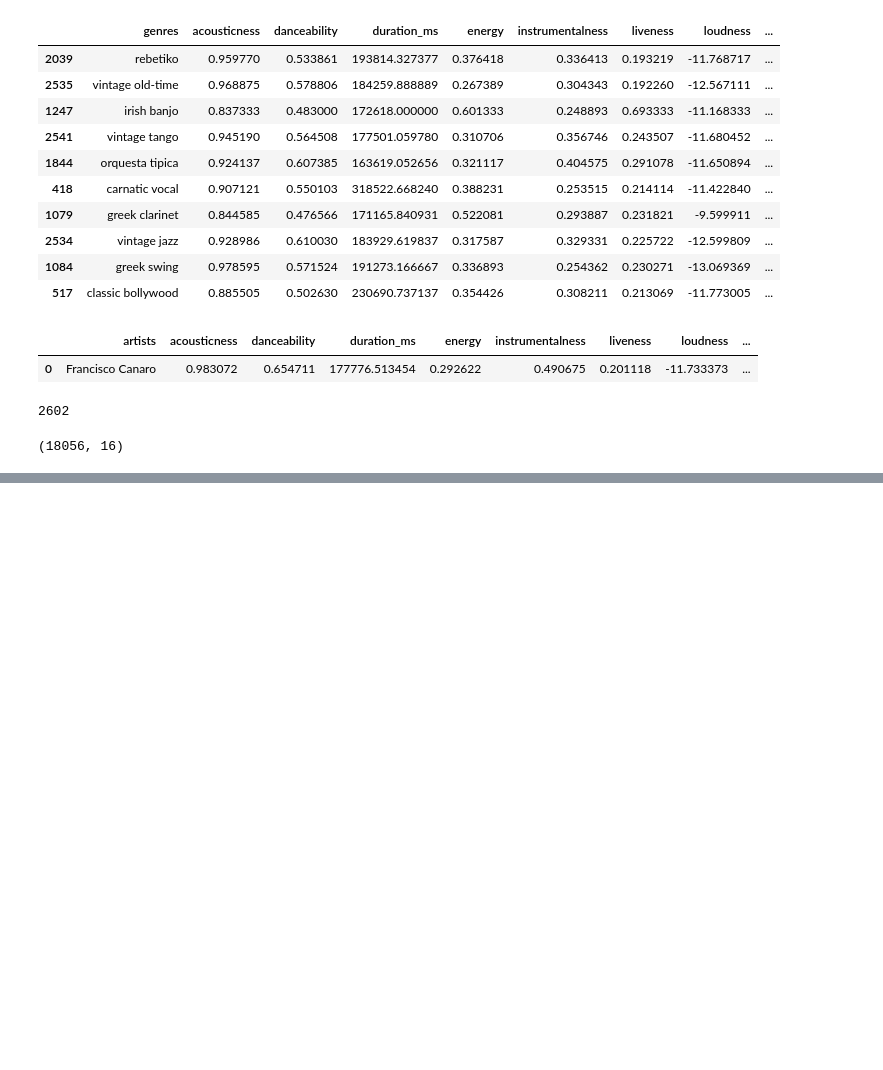
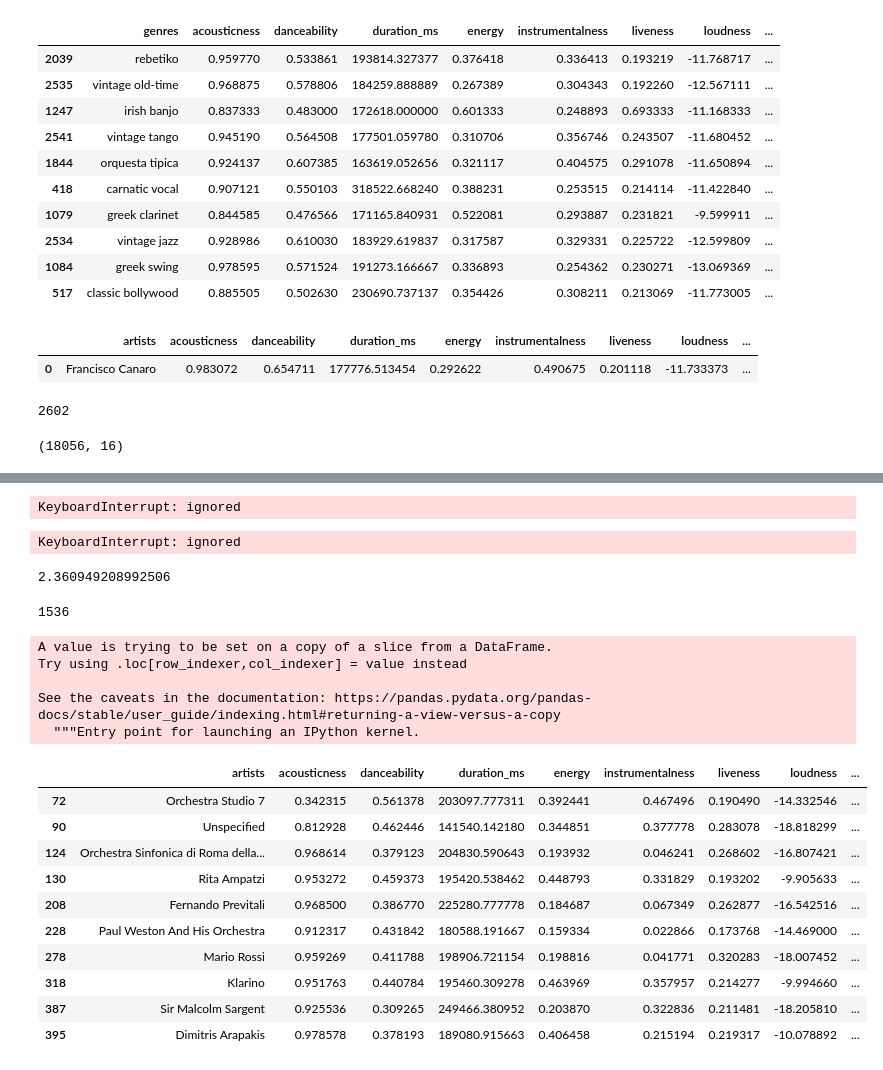
Before and after one commit to agastya1995/Spotify_Analysis, a Jupyter notebook: predicting_genres_Colab.ipynb, the cells around one changed output, grey strips where cells are left out. Cells and saved outputs as stored; diff of their text form; code cells hidden in the pictures; blank space fills up the shorter version.

```diff
--- a/predicting_genres_Colab.ipynb
+++ b/predicting_genres_Colab.ipynb
@@ -339,0 +232,49 @@ df_genres[df_genres['genres'].map(lambda x: 'mandopop' in x)]
+# %%
+adb = MultiOutputClassifier(KNeighborsClassifier(1, 'distance'), n_jobs=-1)
+adb.fit(vocal_training_df, vocal_genre_dummies)
+# %% [output]
+KeyboardInterrupt: ignored
+# %%
+vocal_genre_labels = adb.predict(vocal_testing_df)
+# %% [output]
+KeyboardInterrupt: ignored
+# %%
+knn = KNeighborsClassifier(3, 'distance')
+knn.fit(vocal_training_df, vocal_genre_dummies)
+vocal_genre_labels = knn.predict(vocal_testing_df)
+# %%
+vocal_genre_labels.sum(axis=0).mean() # On average, 3 genres for each artist!!
+# %% [output]
+2.360949208992506
+# %%
+(vocal_genre_labels.sum(axis=0)==0).sum() # 1266 without a genre
+# %% [output]
+1536
+# %%
+vocal_genre_labels = pd.DataFrame(vocal_genre_labels, columns=vocal_genre_dummies.columns)
+# %%
+# Convert the dummy results to a list of genres
+vocal_stacked_labels = vocal_genre_labels.stack().reset_index()
+vocal_labels = vocal_stacked_labels[vocal_stacked_labels[0]==1].groupby('level_0').agg(lambda x:[i for i in x])['level_1']
+# %%
+no_genre_vocal_artists['predicted_genres'] = vocal_labels
+# %% [output]
+A value is trying to be set on a copy of a slice from a DataFrame.
+Try using .loc[row_indexer,col_indexer] = value instead
+
+See the caveats in the documentation: https://pandas.pydata.org/pandas-docs/stable/user_guide/indexing.html#returning-a-view-versus-a-copy
+  """Entry point for launching an IPython kernel.
+# %%
+no_genre_vocal_artists.head(10)
+# %% [output]
+|  | artists | acousticness | danceability | duration_ms | energy | instrumentalness | liveness | loudness | ... |
+| 72 | Orchestra Studio 7 | 0.342315 | 0.561378 | 203097.777311 | 0.392441 | 0.467496 | 0.190490 | -14.332546 | ... |
+| 90 | Unspecified | 0.812928 | 0.462446 | 141540.142180 | 0.344851 | 0.377778 | 0.283078 | -18.818299 | ... |
+| 124 | Orchestra Sinfonica di Roma della... | 0.968614 | 0.379123 | 204830.590643 | 0.193932 | 0.046241 | 0.268602 | -16.807421 | ... |
+| 130 | Rita Ampatzi | 0.953272 | 0.459373 | 195420.538462 | 0.448793 | 0.331829 | 0.193202 | -9.905633 | ... |
+| 208 | Fernando Previtali | 0.968500 | 0.386770 | 225280.777778 | 0.184687 | 0.067349 | 0.262877 | -16.542516 | ... |
+| 228 | Paul Weston And His Orchestra | 0.912317 | 0.431842 | 180588.191667 | 0.159334 | 0.022866 | 0.173768 | -14.469000 | ... |
+| 278 | Mario Rossi | 0.959269 | 0.411788 | 198906.721154 | 0.198816 | 0.041771 | 0.320283 | -18.007452 | ... |
+| 318 | Klarino | 0.951763 | 0.440784 | 195460.309278 | 0.463969 | 0.357957 | 0.214277 | -9.994660 | ... |
+| 387 | Sir Malcolm Sargent | 0.925536 | 0.309265 | 249466.380952 | 0.203870 | 0.322836 | 0.211481 | -18.205810 | ... |
+| 395 | Dimitris Arapakis | 0.978578 | 0.378193 | 189080.915663 | 0.406458 | 0.215194 | 0.219317 | -10.078892 | ... |
```
Also changed, not shown: parts of 54 cells of this notebook.
